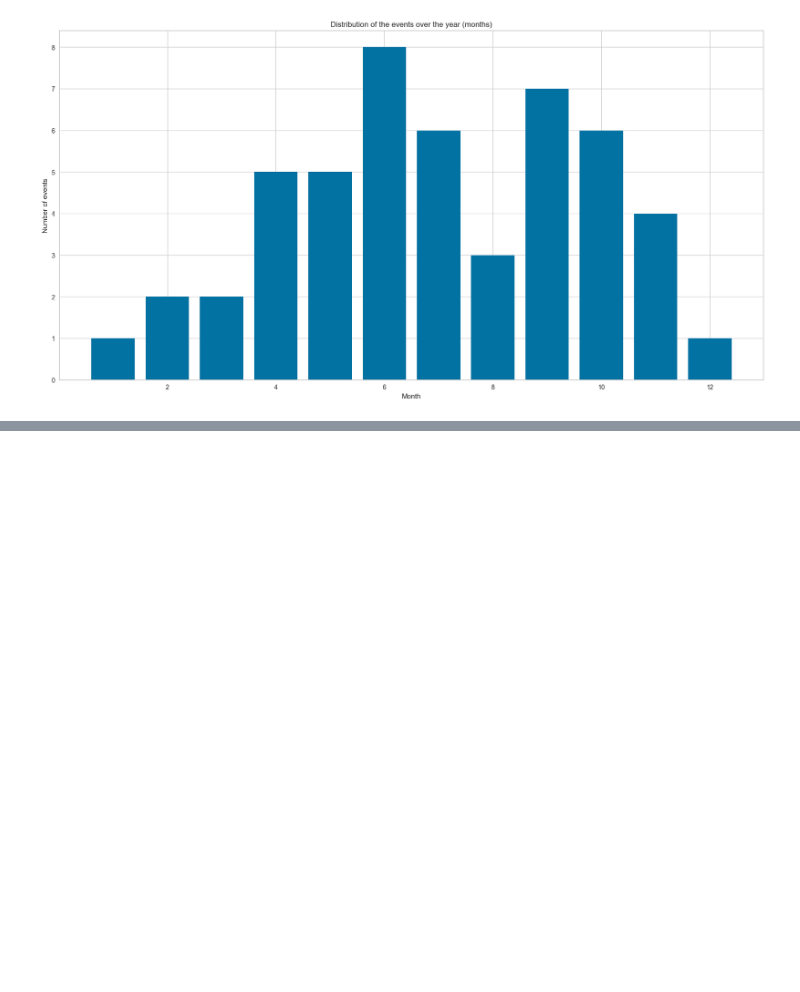
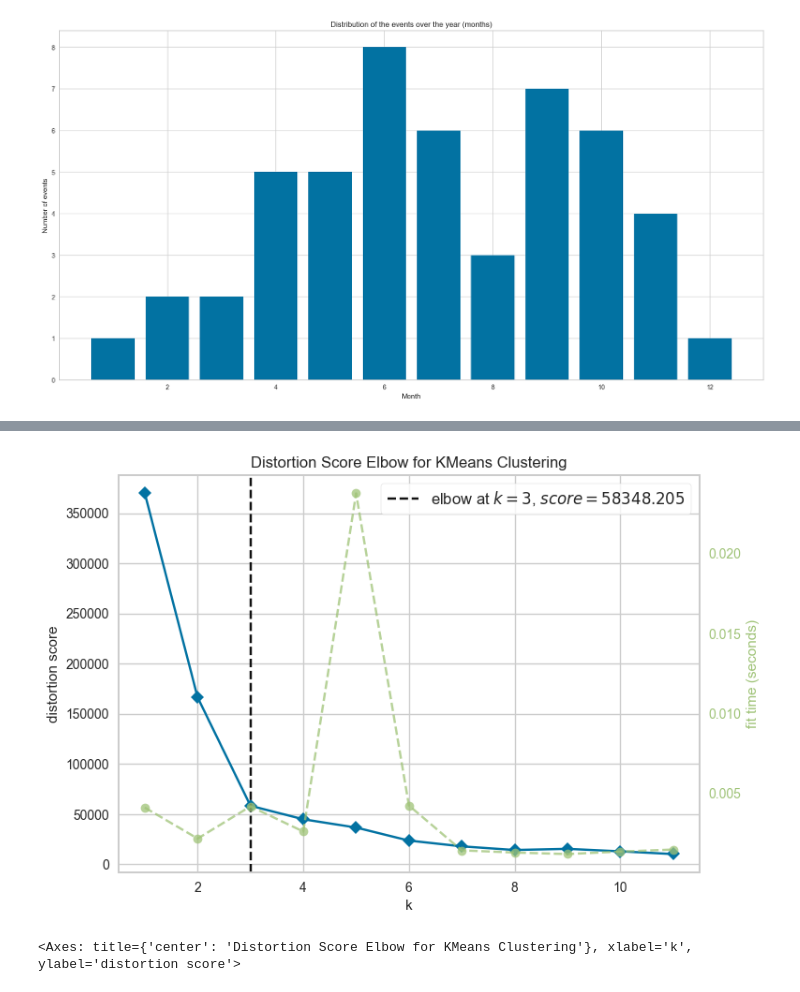
Before and after one commit to thibtd/DataEng_UTMB_pipeline, a Jupyter notebook: analysis/utmb_notebook.ipynb, the cells around one changed output, grey strips where cells are left out. Drawn from its saved outputs; the diff is of its cells as text; code cells hidden in the pictures; blank space fills up the shorter version.

```diff
--- a/analysis/utmb_notebook.ipynb
+++ b/analysis/utmb_notebook.ipynb
@@ -130,3 +126,5 @@ np.int64(0)
+# %%
+table['multidays']= table.apply(lambda x: True if x['duration']>1 else False, axis=1)
 # %%
 table.columns
 # %% [output]
@@ -227,0 +249,2 @@ s
+# %%
+X_cluster = table.drop(['name','country','city','image','link'],axis=1)
@@ -227,0 +271,12 @@ s
+# %%
+from sklearn.cluster import KMeans
+from yellowbrick.cluster import KElbowVisualizer
+
+model = KMeans()
+visualizer = KElbowVisualizer(model, k=(1,12))
+
+visualizer.fit(X_cluster)        # Fit the data to the visualizer
+visualizer.show()        # Finalize and render the figure
+# %% [output]
+[figure, added]
+<Axes: title={'center': 'Distortion Score Elbow for KMeans Clustering'}, xlabel='k', ylabel='distortion score'>
```
Also changed, not shown: parts of 9 cells of this notebook, 2 other files.
